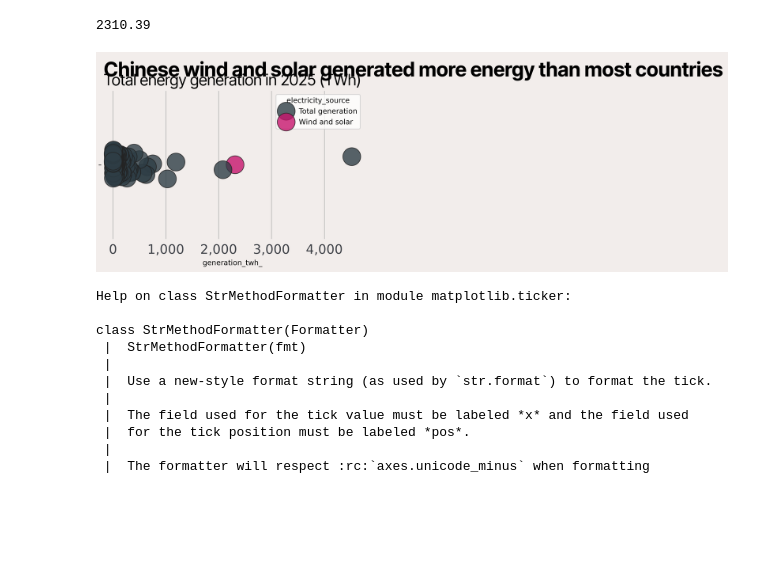
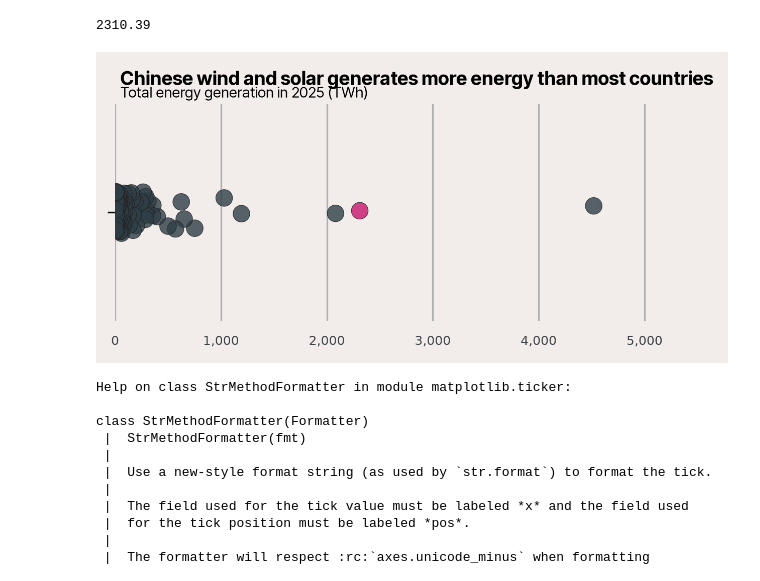
Before and after one commit to TurnerHaa/chinaEnergy, a Jupyter notebook: chinaEnergy.ipynb, the cells around one changed output. Drawn from its saved outputs; the diff is of its cells as text; code cells hidden in the pictures; blank space fills up the shorter version.

```diff
--- a/chinaEnergy.ipynb
+++ b/chinaEnergy.ipynb
@@ -59,19 +59,20 @@ background = '#F2EDEB'
 text_colour = "#3E4147"
 
 # set copy
-title = "Chinese wind and solar generated more energy than most countries"
+title = "Chinese wind and solar generates more energy than most countries"
 subtitle = "Total energy generation in 2025 (TWh)"
+x_axis = "Generation (TWh)"
 
 # set typeface properties
 title_font = {
     'fontname': 'Inter Tight',
     'weight': 'bold',
-    'fontsize': 28
+    'fontsize': 9
               }
 
 subtitle_font = {
     'fontname': 'Inter Tight',
-    'fontsize': 22
+    'fontsize': 7
               }
 
 # equivalent to R themes() for quick styling
@@ -89,39 +90,43 @@ figsize = (width_px / dpi, height_px / dpi)
 
 
 fig, ax = plt.subplots(figsize=figsize, dpi=dpi)
 fig.set_facecolor(background)
 ax.patch.set_facecolor(background)
-fig.subplots_adjust(left=0.1, right=0.9, top=0.9, bottom=0.1)
+# fig.subplots_adjust(left=0.15, right=0.7, bottom=0.45, top=0.85)
 
 
 ax.text(0.01, 1.065, title, transform=ax.transAxes, ha='left', va='bottom', **title_font)
 ax.text(0.01, 1.012, subtitle, transform=ax.transAxes, ha='left', va='bottom', **subtitle_font)
 
 
 palette = {
     'Total generation': '#2F3E46',
     'Wind and solar': '#C7156D'
 }
 
 # ax.set(xscale="log")
-sns.stripplot(x='generation_twh_', jitter=True, data=generation_data, size=25, hue='electricity_source', linewidth=1,  palette=palette, alpha=0.8)
+sns.stripplot(x='generation_twh_', jitter=True, data=generation_data, size=8, hue='electricity_source', linewidth=0.3,  palette=palette, alpha=0.8)
 
+ax.set_xlim(0, 5010)
 plt.tick_params(axis='x', which='both', bottom=False, top=False)
 plt.tick_params(axis='y', which='both', bottom=False, top=False)
 plt.grid(axis='x')
 
+ax.tick_params(axis='x', labelsize=6)
+ax.set_xlabel(None)
+
 ax.xaxis.set_major_formatter(ticker.StrMethodFormatter("{x:,.0f}"))
 
-
-
+ax.get_legend().remove()
 
 for pos in ['right', 'top', 'bottom', 'left']:
     plt.gca().spines[pos].set_visible(False)
 
+plt.savefig("output_300dpi.png", dpi=dpi, facecolor=fig.get_facecolor())
 
-plt.savefig("output_300dpi.png", dpi=dpi, facecolor=fig.get_facecolor())
+plt.show()
 # %% [output]
-[figure, old version]
+[figure, new version]
 # %%
 help(ticker.StrMethodFormatter)
 # %% [output]
```
Also changed, not shown: 1 other file.
